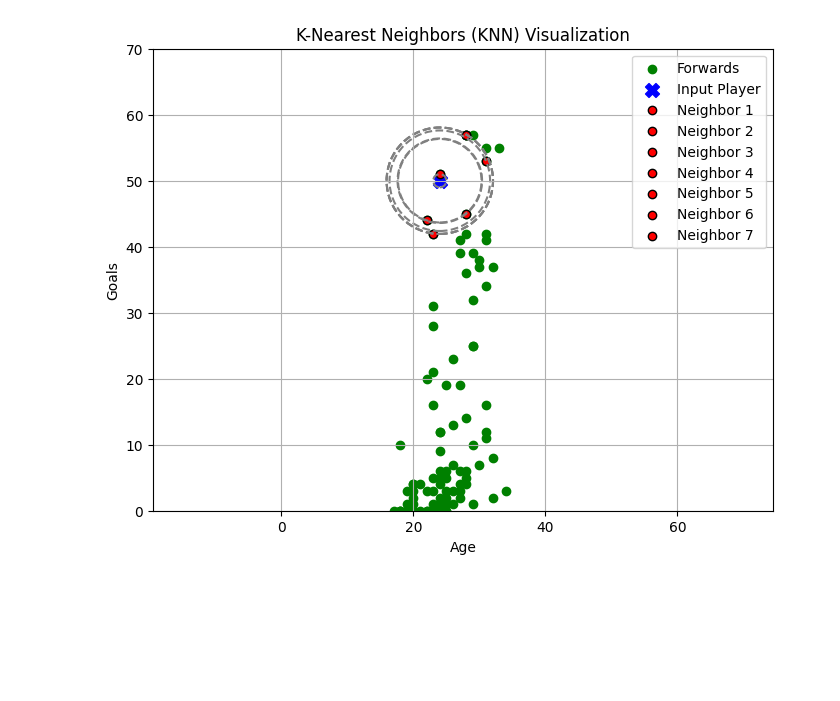
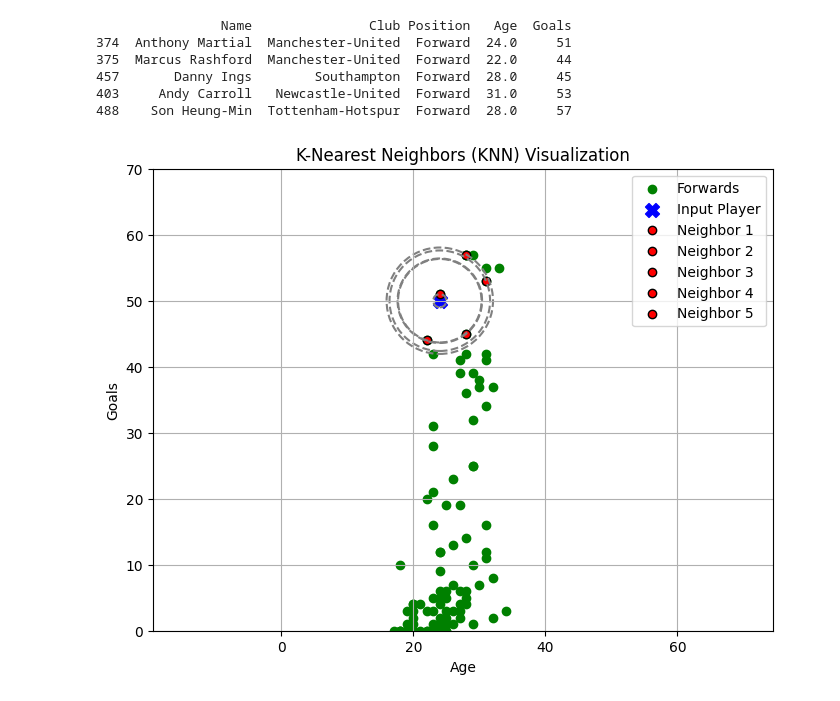
Before and after one commit to kong08555/Mini-Project-DS-ML, a Jupyter notebook: testing-data/plotting-knn.ipynb, the cells around one changed output. Drawn from its saved outputs; the diff is of its cells as text; code cells hidden in the pictures; blank space fills up the shorter version.

Commit message:
testing-recommend-player

```diff
--- a/testing-data/plotting-knn.ipynb
+++ b/testing-data/plotting-knn.ipynb
@@ -28,7 +28,7 @@ fw_data = data[data['Position Group'] == 'Forward']
 fw_features = fw_data[['Name', 'Club', 'Position', 'Age', 'Goals']]
 
 # 5. กำหนดโมเดล KNN
-k = 7
+k = 5
 knn_model = NearestNeighbors(n_neighbors=k)
 knn_model.fit(fw_features[['Age', 'Goals']])
 
@@ -42,6 +42,8 @@ distances, indices = knn_model.kneighbors(input_player)
 
 # ดึงนักเตะที่ใกล้เคียงที่สุด
 similar_players = fw_features.iloc[indices[0]]
+
+print(similar_players)
 
 # 7. Plot กราฟ 2 มิติ (Age, Goals)
 plt.figure(figsize=(8, 6))
@@ -51,31 +53,37 @@ plt.scatter(fw_features['Age'], fw_features['Goals'], color='green', label='Forw
 
 # Plot จุดนักเตะเป้าหมาย (input player)
 plt.scatter(age_fw, goal_fw, color='blue', label='Input Player', marker='X', s=100)
 
 # Plot เพื่อนบ้านที่ใกล้ที่สุด
 for i in range(k):
     plt.scatter(similar_players.iloc[i]['Age'], similar_players.iloc[i]['Goals'], color='red', label=f'Neighbor {i+1}', edgecolor='black')
 
 # เพิ่มวงกลมล้อมรอบเพื่อนบ้านที่ใกล้ที่สุด
 for i in range(k):
     circle = plt.Circle((age_fw, goal_fw), distances[0][i], color='gray', fill=False, linestyle='--', edgecolor='black', linewidth=1.5)
     plt.gca().add_patch(circle)
 
 # ตั้งค่าให้แกนมีสัดส่วนเท่ากันเพื่อให้วงกลมไม่แบน
 plt.gca().set_aspect('equal', adjustable='datalim')
 
 # จำกัดขอบเขตของแกน x และ y
 plt.xlim(15, 40)  # อายุในช่วง 15 ถึง 40
 plt.ylim(0, 70)   # จำนวนประตูในช่วง 0 ถึง 70
 
 # ตกแต่งกราฟ
 plt.title('K-Nearest Neighbors (KNN) Visualization')
 plt.xlabel('Age')
 plt.ylabel('Goals')
 plt.legend(loc='upper right')
 plt.grid(True)
 
 # แสดงผลกราฟ
 plt.show()
 # %% [output]
+                Name               Club Position   Age  Goals
+374  Anthony Martial  Manchester-United  Forward  24.0     51
+375  Marcus Rashford  Manchester-United  Forward  22.0     44
+457       Danny Ings        Southampton  Forward  28.0     45
+403     Andy Carroll   Newcastle-United  Forward  31.0     53
+488    Son Heung-Min  Tottenham-Hotspur  Forward  28.0     57
-[figure, old version]
+[figure, new version]
```
Also changed, not shown: 11 other files.
